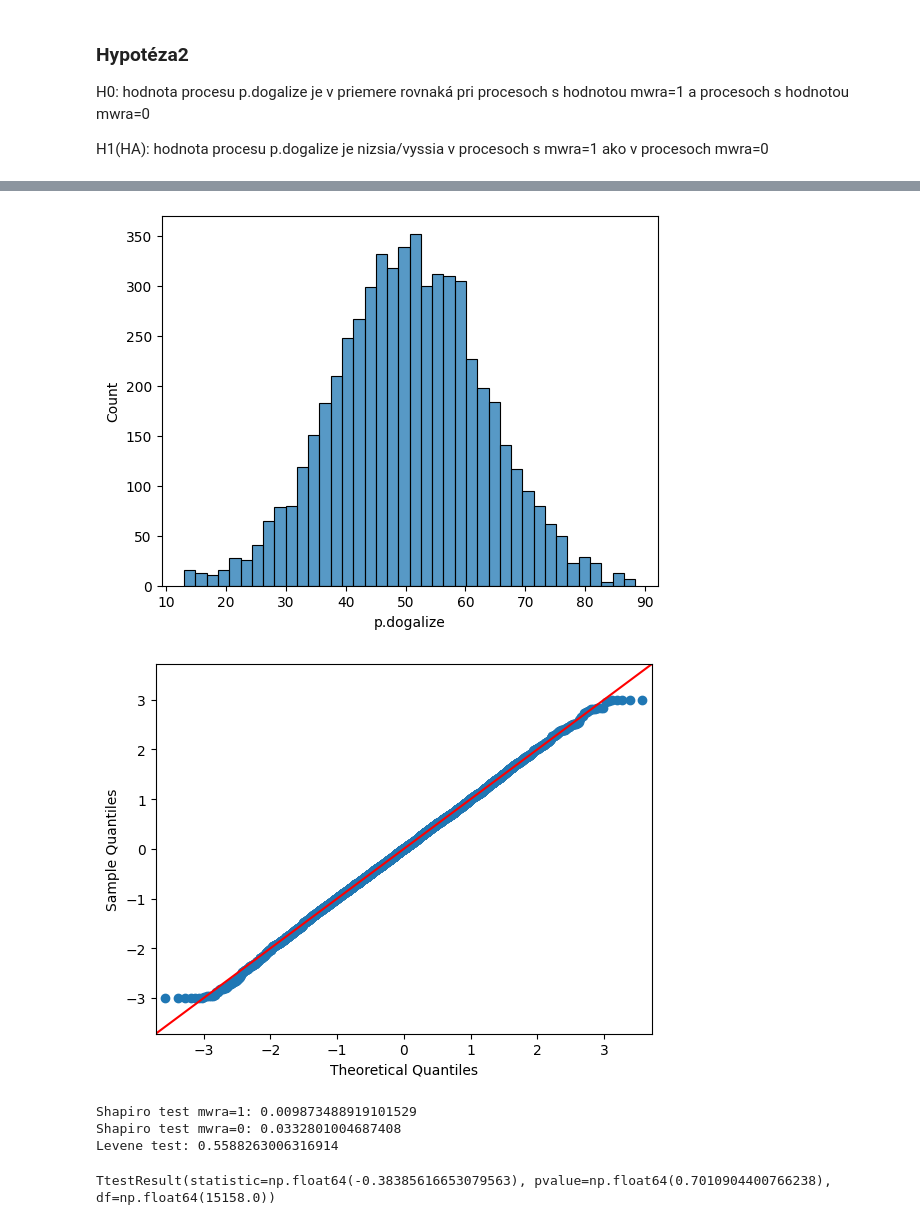
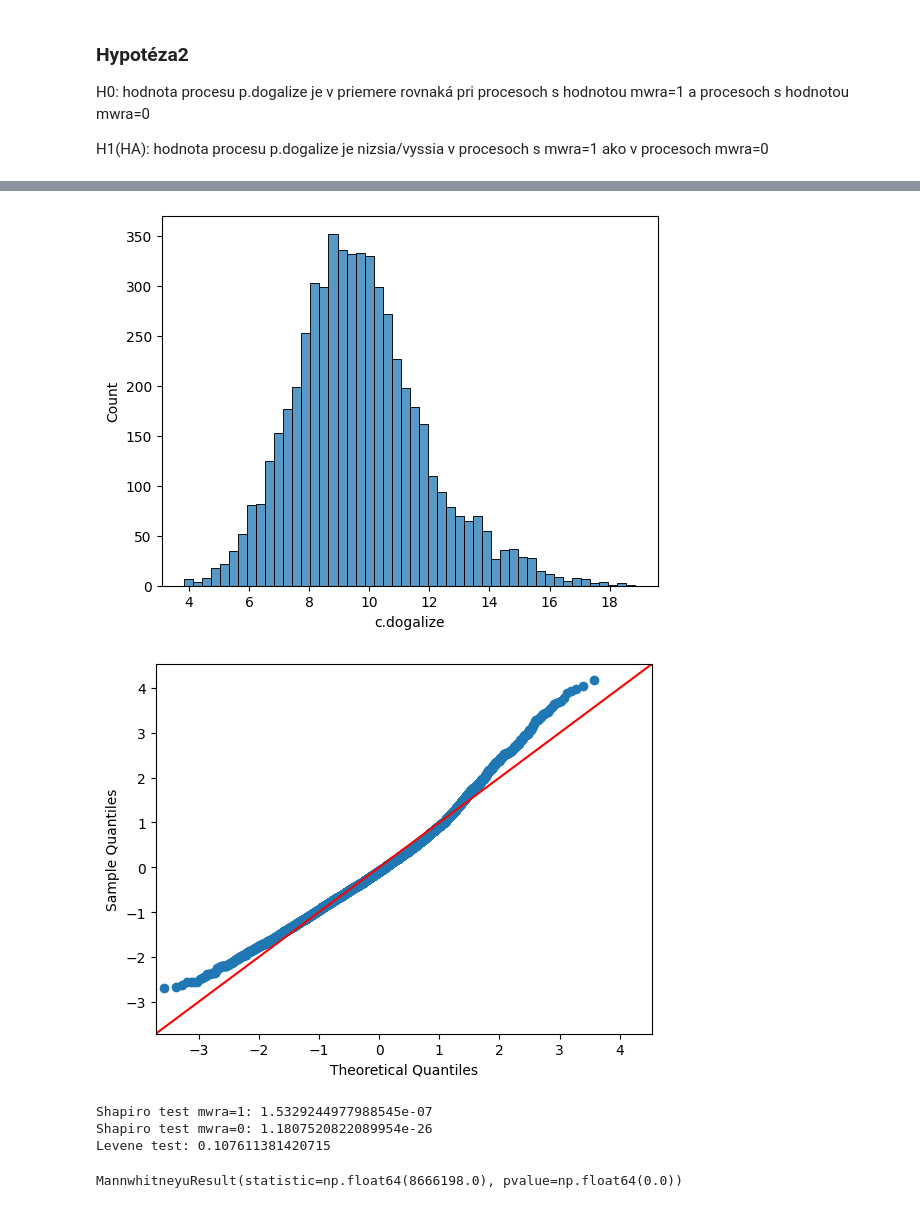
Before and after one commit to LeonRado1/IAU-zadanie, a Jupyter notebook: exploratory_analysis.ipynb, the cells around one changed output, grey strips where cells are left out. Saved outputs shown, nothing was run; the diff lists cells and outputs as text; code cells hidden in the pictures.

Commit message:
p.dogalize -> c.dogalize (leon je mimo)

```diff
--- a/exploratory_analysis.ipynb
+++ b/exploratory_analysis.ipynb
@@ -832,4 +832,4 @@ Name: p.dogalize, dtype: float64
 # %%
-p_dogalize0 = processes.loc[processes.mwra == 0, 'p.dogalize']
-p_dogalize0.describe()
+c_dogalize0 = connections.loc[processes.mwra == 0, 'c.dogalize']
+c_dogalize0.describe()
 # %% [output]
@@ -856,27 +856,27 @@ _ = sm.ProbPlot(p_dogalize1, fit=True).qqplot(line='45')
 # %%
-sns.histplot(p_dogalize0)
-_ = sm.ProbPlot(p_dogalize0, fit=True).qqplot(line='45')
+sns.histplot(c_dogalize0)
+_ = sm.ProbPlot(c_dogalize0, fit=True).qqplot(line='45')
 # %% [output]
-[figure, old version]
+[figure, new version]
-[figure, old version]
+[figure, new version]
 # %%
 warnings.filterwarnings("ignore", category=UserWarning)
 
-p_dogalize1_shapiro = stats.shapiro(p_dogalize1)
-print('Shapiro test mwra=1:', p_dogalize1_shapiro.pvalue)
+c_dogalize1_shapiro = stats.shapiro(c_dogalize1)
+print('Shapiro test mwra=1:', c_dogalize1_shapiro.pvalue)
 
-p_dogalize0_shapiro = stats.shapiro(p_dogalize0)
-print('Shapiro test mwra=0:', p_dogalize0_shapiro.pvalue)
+c_dogalize0_shapiro = stats.shapiro(c_dogalize0)
+print('Shapiro test mwra=0:', c_dogalize0_shapiro.pvalue)
 
 warnings.resetwarnings()
 
-print('Levene test:', stats.levene(p_dogalize1, p_dogalize0).pvalue)
+print('Levene test:', stats.levene(c_dogalize1, c_dogalize0).pvalue)
 # %% [output]
-Shapiro test mwra=1: 0.009873488919101529
-Shapiro test mwra=0: 0.0332801004687408
-Levene test: 0.5588263006316914
+Shapiro test mwra=1: 1.5329244977988545e-07
+Shapiro test mwra=0: 1.1807520822089954e-26
+Levene test: 0.107611381420715
-# %%
-stats.ttest_ind(p_dogalize0, p_dogalize1)
-# %% [output]
-TtestResult(statistic=np.float64(-0.38385616653079563), pvalue=np.float64(0.7010904400766238), df=np.float64(15158.0))
+# %%
+stats.mannwhitneyu(c_dogalize0, c_dogalize1)
+# %% [output]
+MannwhitneyuResult(statistic=np.float64(8666198.0), pvalue=np.float64(0.0))
 # %% [markdown]
```
Also changed, not shown: parts of 5 cells of this notebook.
